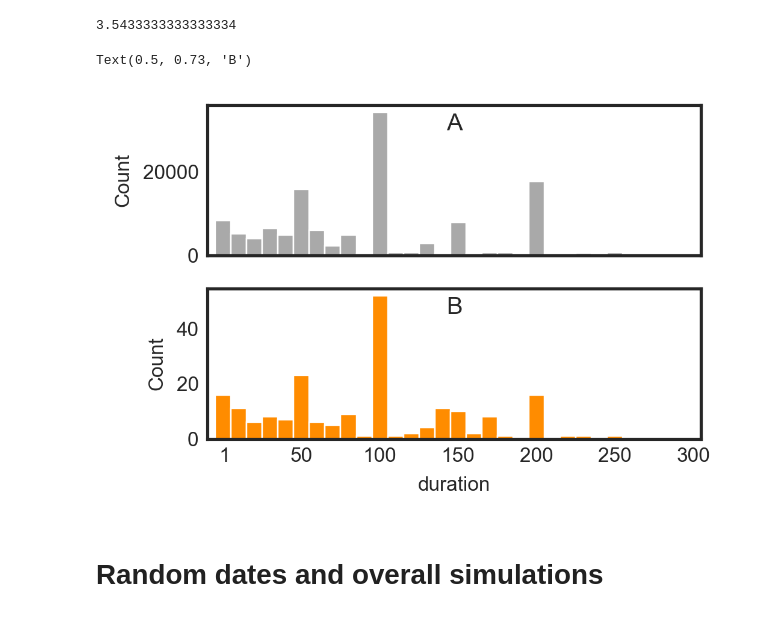
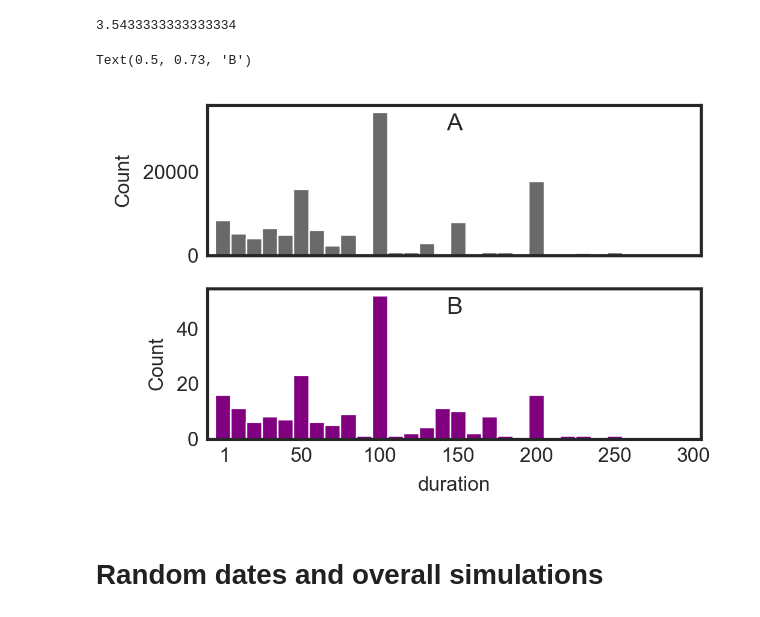
Before and after one commit to sdam-au/ASCNET, a Jupyter notebook: scripts/2_temporal.ipynb, the cells around one changed output. Saved outputs shown, nothing was run; the diff lists cells and outputs as text; code cells hidden in the pictures.

```diff
--- a/scripts/2_temporal.ipynb
+++ b/scripts/2_temporal.ipynb
@@ -201,18 +201,18 @@ LIRE["duration"] = LIRE.apply(lambda row: get_duration(row["not_before"], row["n
 3.5433333333333334
 # %%
 fig, [ax1,ax2] = plt.subplots(2,1, figsize=(3.54, 2.4), tight_layout=True)
-sns.histplot(LIRE["duration"], kde=False, bins=range(-5, 305,10), alpha=1, color="darkgrey", ax=ax1)
+sns.histplot(LIRE["duration"], kde=False, bins=range(-5, 305,10), alpha=1, color="dimgrey", ax=ax1)
 ax1.set_xlim(-10, 305)
 ax1.set_xlabel("")
 ax1.set_xticklabels([])
 ax1.set_title("A", y=0.73)
-sns.histplot(LIRE[LIRE["asclepius"]]["duration"], kde=False, bins=range(-5, 305,10), alpha=1, color="darkorange", ax=ax2)
+sns.histplot(LIRE[LIRE["asclepius"]]["duration"], kde=False, bins=range(-5, 305,10), alpha=1, color="purple", ax=ax2)
 ax2.set_xlim(-10, 305)
 ax2.set_xticks([1,50,100,150,200,250,300])
 ax2.set_title("B", y=0.73)
 # %% [output]
 Text(0.5, 0.73, 'B')
-[figure, old version]
+[figure, new version]
 # %%
 save_figure(fig, "durations_lire+asclep")
 # %% [markdown]
```
Also changed, not shown: parts of 1 cell of this notebook, 8 other files.
